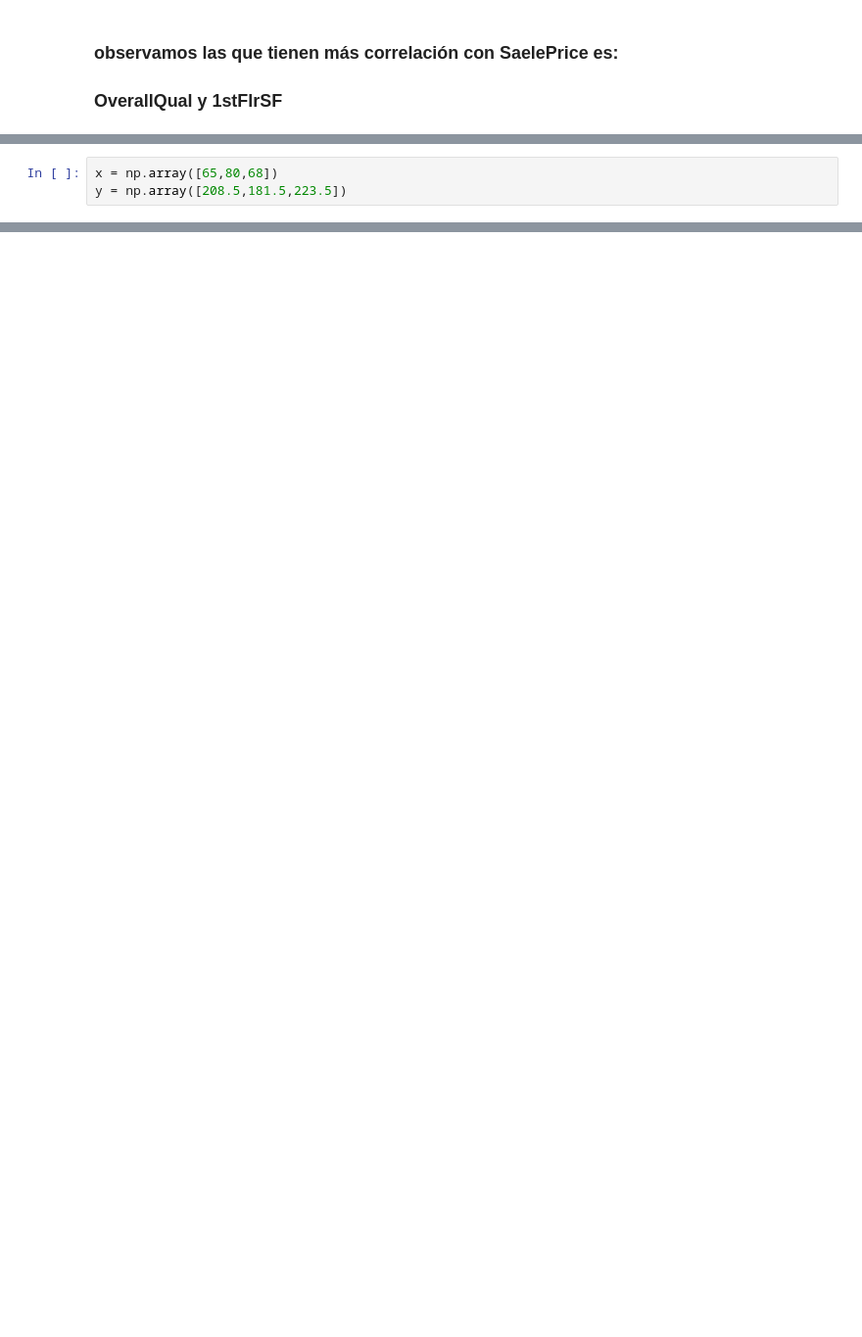
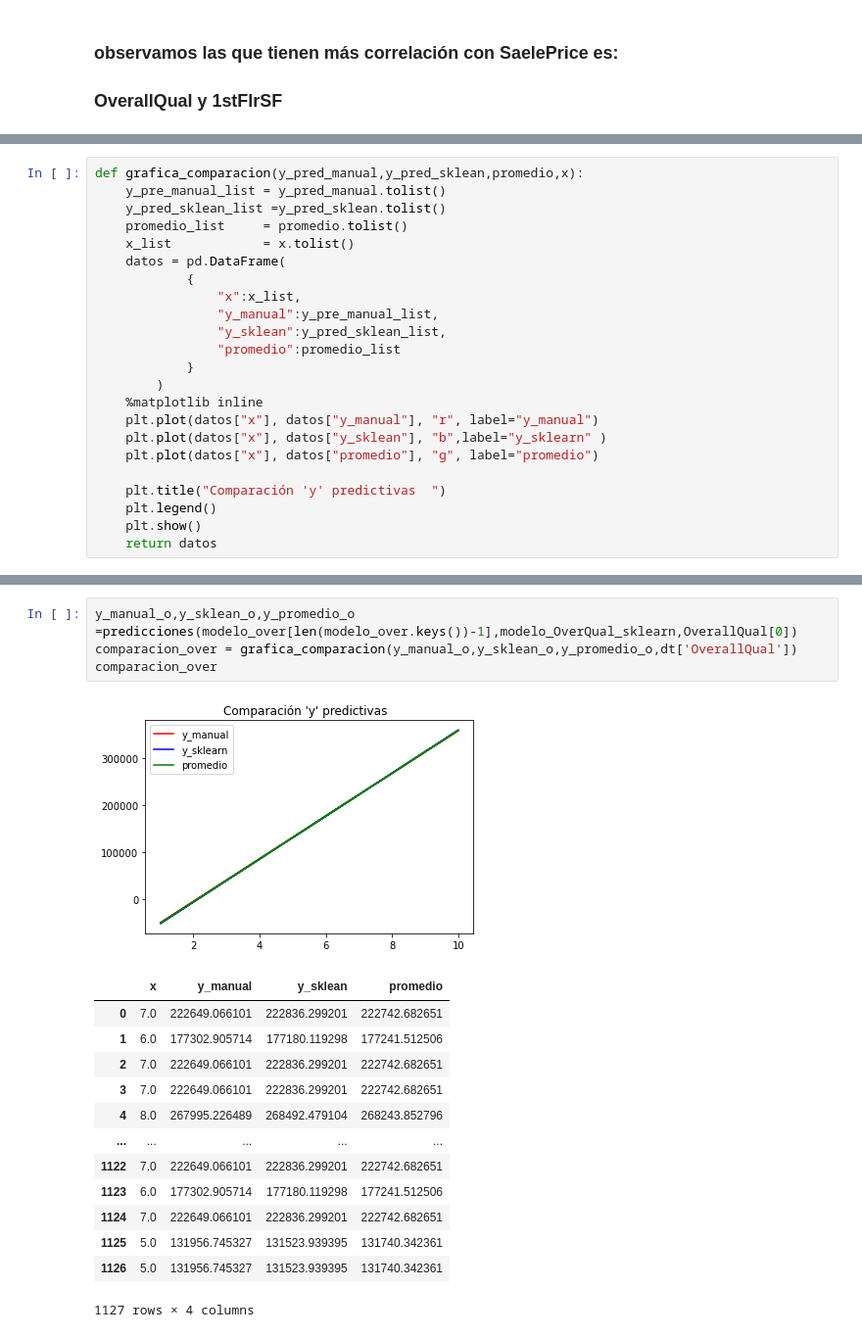
Before and after one commit to amartinez16/Galileo_2022, a Jupyter notebook: Proyecto.ipynb, the cells around one changed output, grey strips where cells are left out. Shown: that part at 98% size. Cells and saved outputs as stored; diff of their text form; blank space fills up the shorter version.

```diff
--- a/Proyecto.ipynb
+++ b/Proyecto.ipynb
@@ -172,3 +178,0 @@ def grafica_modelo_train(modelo,x,y,n):
-# %%
-x = np.array([65,80,68])
-y = np.array([208.5,181.5,223.5])
@@ -281,0 +258,23 @@ ver.head()
+# %%
+def grafica_comparacion(y_pred_manual,y_pred_sklean,promedio,x):
+    y_pre_manual_list = y_pred_manual.tolist()
+    y_pred_sklean_list =y_pred_sklean.tolist()
+    promedio_list     = promedio.tolist()
+    x_list            = x.tolist()
+    datos = pd.DataFrame(
+            {
+                "x":x_list,
+                "y_manual":y_pre_manual_list,
+                "y_sklean":y_pred_sklean_list,
+                "promedio":promedio_list
+            }
+        )
+    %matplotlib inline
+    plt.plot(datos["x"], datos["y_manual"], "r", label="y_manual")
+    plt.plot(datos["x"], datos["y_sklean"], "b",label="y_sklearn" )
+    plt.plot(datos["x"], datos["promedio"], "g", label="promedio")
+
+    plt.title("Comparación 'y' predictivas  ")
+    plt.legend()
+    plt.show()
+    return datos
@@ -281,0 +283,19 @@ ver.head()
+# %%
+y_manual_o,y_sklean_o,y_promedio_o =predicciones(modelo_over[len(modelo_over.keys())-1],modelo_OverQual_sklearn,OverallQual[0])
+comparacion_over = grafica_comparacion(y_manual_o,y_sklean_o,y_promedio_o,dt['OverallQual'])
+comparacion_over
+# %% [output]
+[figure, added]
+|  | x | y_manual | y_sklean | promedio |
+| 0 | 7.0 | 222649.066101 | 222836.299201 | 222742.682651 |
+| 1 | 6.0 | 177302.905714 | 177180.119298 | 177241.512506 |
+| 2 | 7.0 | 222649.066101 | 222836.299201 | 222742.682651 |
+| 3 | 7.0 | 222649.066101 | 222836.299201 | 222742.682651 |
+| 4 | 8.0 | 267995.226489 | 268492.479104 | 268243.852796 |
+| ... | ... | ... | ... | ... |
+| 1122 | 7.0 | 222649.066101 | 222836.299201 | 222742.682651 |
+| 1123 | 6.0 | 177302.905714 | 177180.119298 | 177241.512506 |
+| 1124 | 7.0 | 222649.066101 | 222836.299201 | 222742.682651 |
+| 1125 | 5.0 | 131956.745327 | 131523.939395 | 131740.342361 |
+| 1126 | 5.0 | 131956.745327 | 131523.939395 | 131740.342361 |
+1127 rows × 4 columns
```
Also changed, not shown: parts of 41 cells of this notebook.
